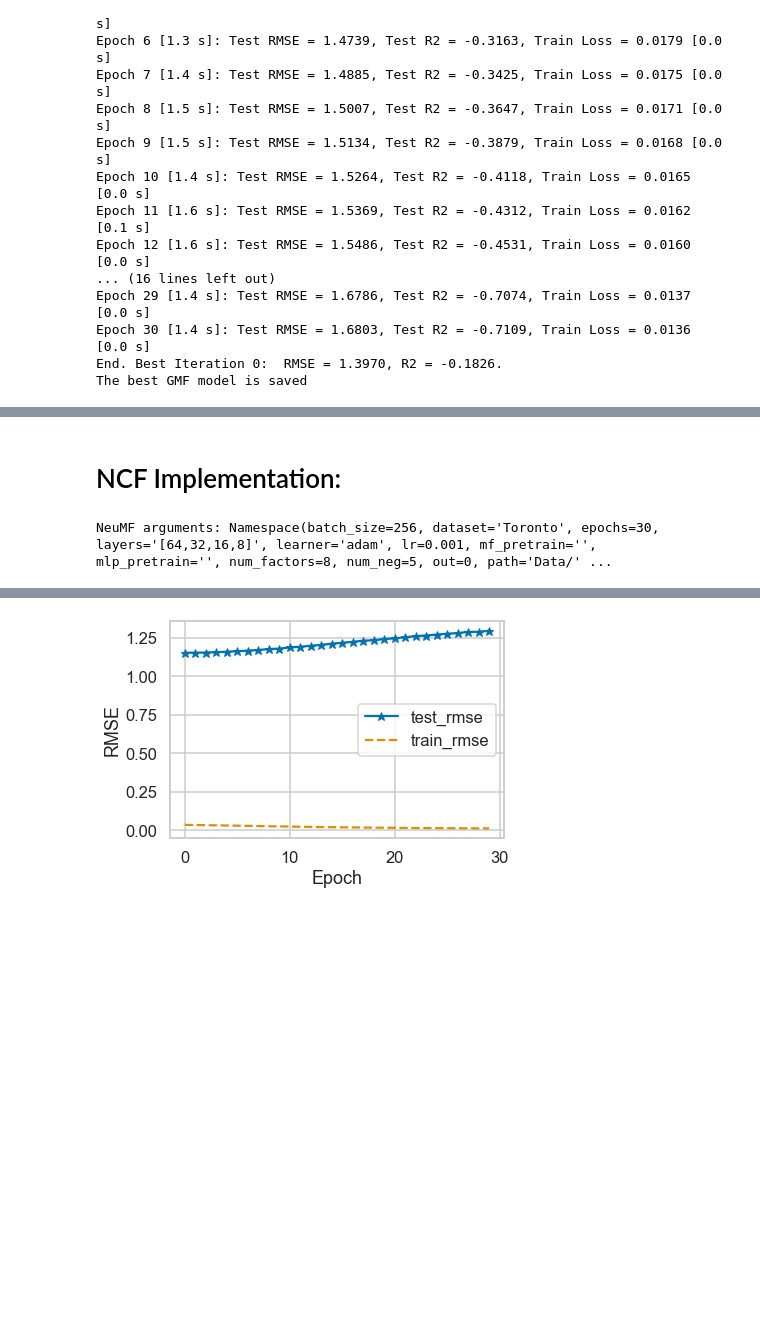
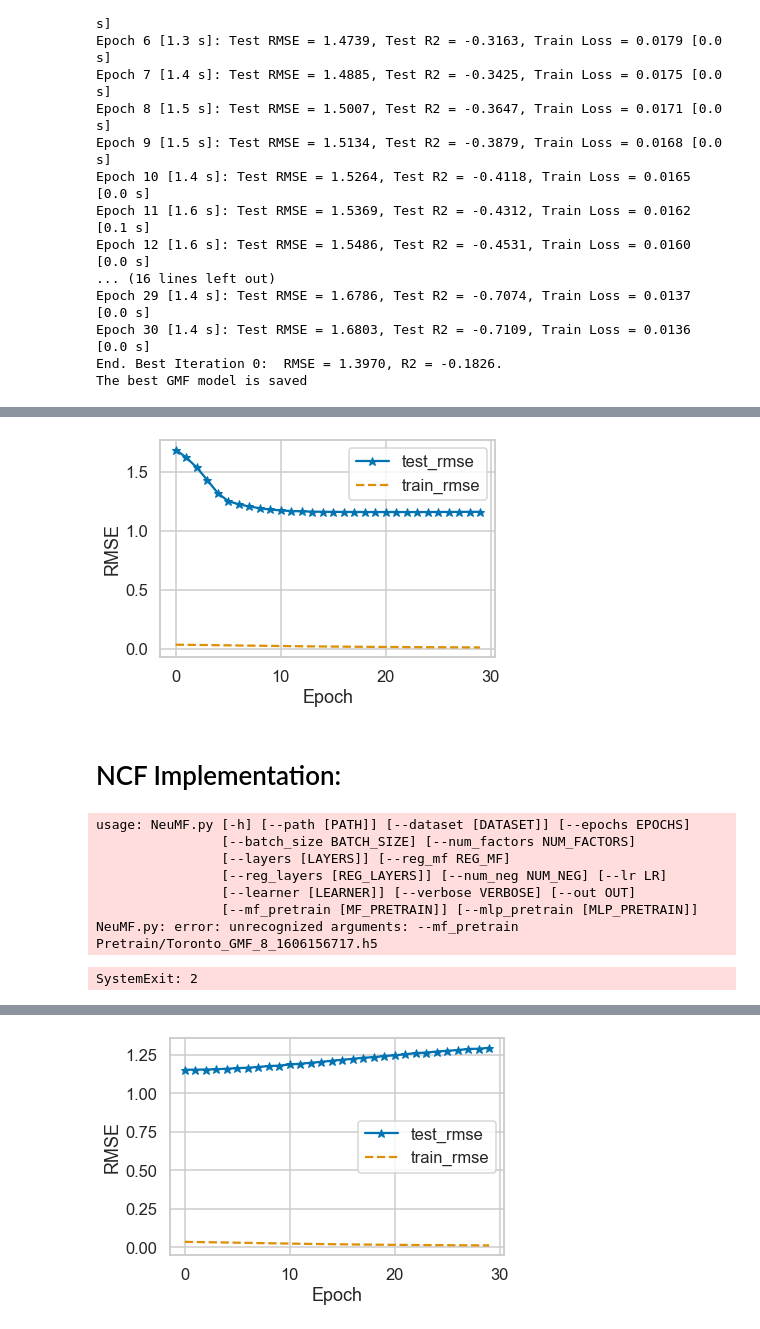
Before and after one commit to akhilesh-somani/Restaurant_Recommendation_System, a Jupyter notebook: Baseline2/Baseline_2.ipynb, the cells around one changed output, grey strips where cells are left out. Drawn from its saved outputs; the diff is of its cells as text; code cells hidden in the pictures; blank space fills up the shorter version.

```diff
--- a/Baseline2/Baseline_2.ipynb
+++ b/Baseline2/Baseline_2.ipynb
@@ -333,8 +354,6 @@ def parse_args():
                         help='Embedding size.')
     parser.add_argument('--regs', nargs='?', default='[0,0]',
                         help="Regularization for user and item embeddings.")
-    parser.add_argument('--num_neg', type=int, default=4,
-                        help='Number of negative instances to pair with a positive instance.')
     parser.add_argument('--lr', type=float, default=0.001,
                         help='Learning rate.')
     parser.add_argument('--learner', nargs='?', default='adam',
@@ -345,7 +364,7 @@ def parse_args():
                         help='Whether to save the trained model.')
     return parser.parse_args()
 
-def get_model(num_users, num_items, latent_dim, regs = [0,0]):
+def get_gmf_model(num_users, num_items, latent_dim, regs = [0,0]):
     # Input variables
     user_input = Input(shape=(1,), dtype='int32', name = 'user_input')
     item_input = Input(shape=(1,), dtype='int32', name = 'item_input')
@@ -381,19 +400,17 @@ def get_train_instances(train, labelRatings):
     return user_input, item_input, labels
 
 sys.argv = ['GMF.py','--dataset','Toronto','--epochs','5 ','--batch_size','256','--num_factors','8',
-'--regs','[0,0]','--num_neg','4', '--lr','0.001','--learner','adam','--verbose','1','--out','1']
+'--regs','[0,0]', '--lr','0.001','--learner','adam','--verbose','1','--out','1']
 
 args = parse_args()
 num_factors = args.num_factors
 regs = eval(args.regs)
-num_negatives = args.num_neg
 learner = args.learner
 learning_rate = args.lr
 epochs = args.epochs
 batch_size = args.batch_size
 verbose = args.verbose
 
-topK = 10
 evaluation_threads = 1 #mp.cpu_count()
 print("GMF arguments: %s" %(args))
 # %% [output]
@@ -401,6 +418,7 @@ GMF arguments: Namespace(batch_size=256, dataset='Toronto', epochs=5, learner='a
 # %%
 # Build model
-model = get_model(num_users, num_items, num_factors, regs)
+model = get_gmf_model(num_users, num_items, num_factors, regs)
+
 if learner.lower() == "adagrad":
     model.compile(optimizer=Adagrad(lr=learning_rate), loss='mse')
 elif learner.lower() == "rmsprop":
@@ -481,0 +578,19 @@ The best GMF model is saved
+# %%
+# Build model
+model = get_mlp_model(num_users, num_items, layers, reg_layers)
+
+if learner.lower() == "adagrad":
+    model.compile(optimizer=Adagrad(lr=learning_rate), loss='mse')
+elif learner.lower() == "rmsprop":
+    model.compile(optimizer=RMSprop(lr=learning_rate), loss='mse')
+elif learner.lower() == "adam":
+    model.compile(optimizer=Adam(lr=learning_rate), loss='mse')
+else:
+    model.compile(optimizer=SGD(lr=learning_rate), loss='mse')
+
+num_users = dataset_to_use.user_id.nunique()
+num_items = dataset_to_use.business_id.nunique()
+
+# Initial performance
+(mse, r2) = evaluate_rate_model(model, X_test, y_test, evaluation_threads)
+print('Initial: Test RMSE = %.4f, Test R2 = %.4f' % (np.sqrt(mse), r2))
@@ -482,3 +660,12 @@ The best GMF model is saved
+# %%
+plt.plot(test_rmse, '*-', label = 'test_rmse')
+plt.plot(train_rmse, '--', label = 'train_rmse')
+plt.legend()
+plt.xlabel('Epoch')
+plt.ylabel('RMSE')
+plt.show()
+# %% [output]
+[figure, added]
 # %% [markdown]
 # NCF Implementation:
 # %%
@@ -518,10 +705,10 @@ def parse_args():
     return parser.parse_args()
 
 
-sys.argv = ['NeuMF.py','--epochs','30 ','--batch_size','256','--num_factors','8',
+sys.argv = ['NeuMF.py','--epochs','30 ','--batch_size','25000','--num_factors','8',
 '--layers','[64,32,16,8]','--reg_mf','0','--reg_layers','[0,0,0,0]','--num_neg','5',
 '--lr','0.001','--learner','adam','--verbose','1','--out','0','--dataset','Toronto',
-'--mf_pretrain' 'Pretrain/ml-1m_GMF_8_1501651698.h5']
+'--mf_pretrain' ' Pretrain/Toronto_GMF_8_1606156717.h5']
 
 args = parse_args()
 
@@ -543,4 +730,11 @@ evaluation_threads = -1 # mp.cpu_count()
 print("NeuMF arguments: %s " %(args))
 #model_out_file = 'Pretrain/%s_NeuMF_%d_%s_%d.h5' %(args.dataset, mf_dim, args.layers, time())
 # %% [output]
-NeuMF arguments: Namespace(batch_size=256, dataset='Toronto', epochs=30, layers='[64,32,16,8]', learner='adam', lr=0.001, mf_pretrain='', mlp_pretrain='', num_factors=8, num_neg=5, out=0, path='Data/' ...
+usage: NeuMF.py [-h] [--path [PATH]] [--dataset [DATASET]] [--epochs EPOCHS]
+                [--batch_size BATCH_SIZE] [--num_factors NUM_FACTORS]
+                [--layers [LAYERS]] [--reg_mf REG_MF]
+                [--reg_layers [REG_LAYERS]] [--num_neg NUM_NEG] [--lr LR]
+                [--learner [LEARNER]] [--verbose VERBOSE] [--out OUT]
+                [--mf_pretrain [MF_PRETRAIN]] [--mlp_pretrain [MLP_PRETRAIN]]
+NeuMF.py: error: unrecognized arguments: --mf_pretrain Pretrain/Toronto_GMF_8_1606156717.h5
+SystemExit: 2
```
Also changed, not shown: parts of 17 cells of this notebook, 1 other file.
